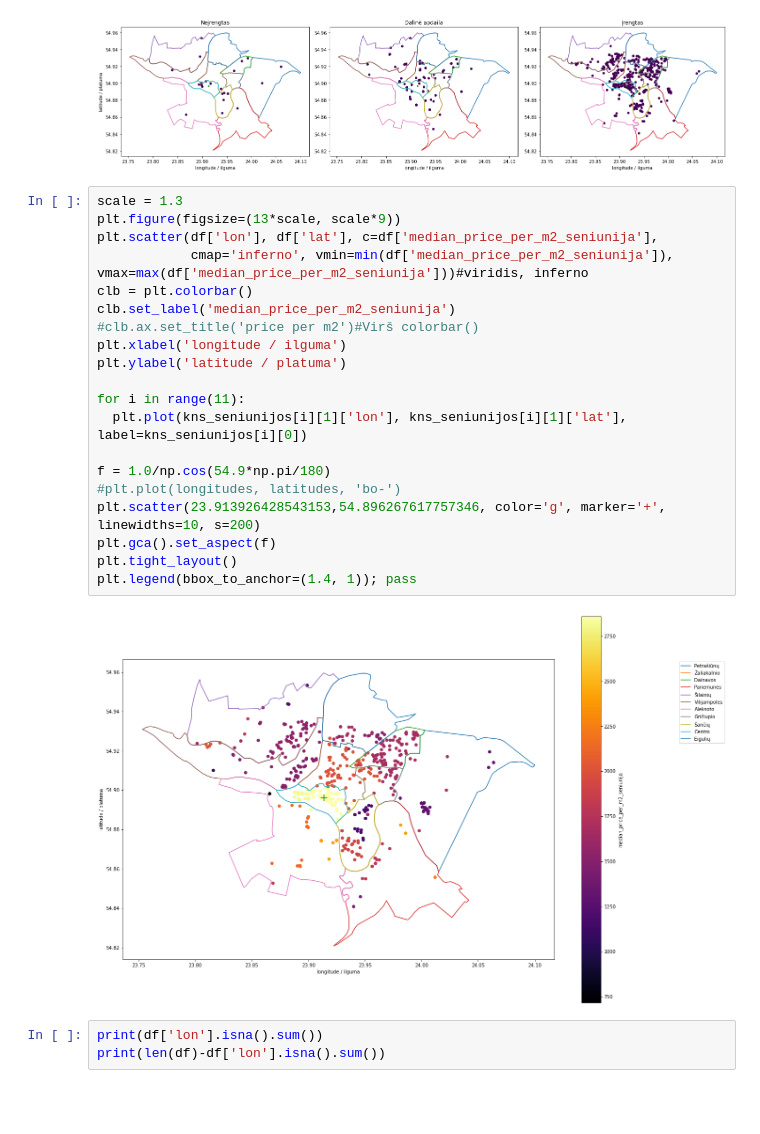
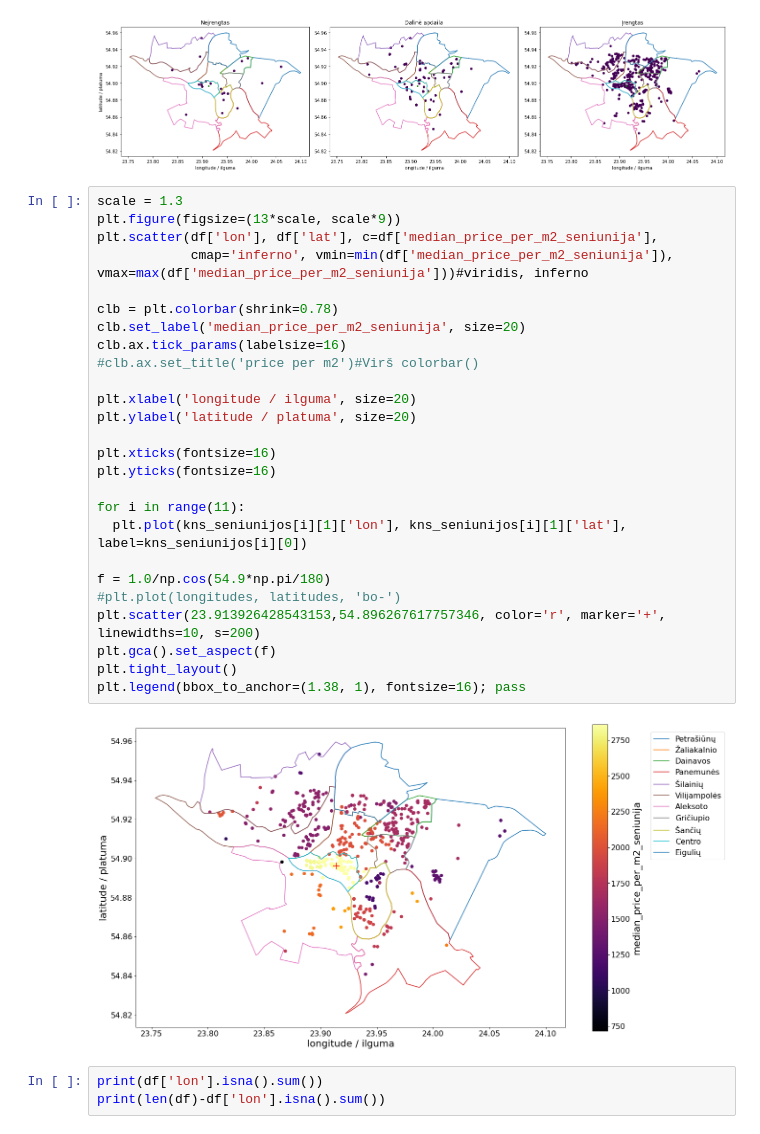
Before and after one commit to linavait/project, a Jupyter notebook: DS_Aruodas.ipynb, the cells around one changed output. Saved outputs shown, nothing was run; the diff lists cells and outputs as text; blank space fills up the shorter version.

```diff
--- a/DS_Aruodas.ipynb
+++ b/DS_Aruodas.ipynb
@@ -1571,25 +1606,31 @@ plt.tight_layout()
 # %%
 scale = 1.3
 plt.figure(figsize=(13*scale, scale*9))
 plt.scatter(df['lon'], df['lat'], c=df['median_price_per_m2_seniunija'],
             cmap='inferno', vmin=min(df['median_price_per_m2_seniunija']), vmax=max(df['median_price_per_m2_seniunija']))#viridis, inferno
-clb = plt.colorbar()
-clb.set_label('median_price_per_m2_seniunija')
+
+clb = plt.colorbar(shrink=0.78)
+clb.set_label('median_price_per_m2_seniunija', size=20)
+clb.ax.tick_params(labelsize=16)
 #clb.ax.set_title('price per m2')#Virš colorbar()
-plt.xlabel('longitude / ilguma')
-plt.ylabel('latitude / platuma')
+
+plt.xlabel('longitude / ilguma', size=20)
+plt.ylabel('latitude / platuma', size=20)
+
+plt.xticks(fontsize=16)
+plt.yticks(fontsize=16)
 
 for i in range(11):
   plt.plot(kns_seniunijos[i][1]['lon'], kns_seniunijos[i][1]['lat'], label=kns_seniunijos[i][0])
 
 f = 1.0/np.cos(54.9*np.pi/180)
 #plt.plot(longitudes, latitudes, 'bo-')
-plt.scatter(23.913926428543153,54.896267617757346, color='g', marker='+', linewidths=10, s=200)
+plt.scatter(23.913926428543153,54.896267617757346, color='r', marker='+', linewidths=10, s=200)
 plt.gca().set_aspect(f)
 plt.tight_layout()
-plt.legend(bbox_to_anchor=(1.4, 1)); pass
+plt.legend(bbox_to_anchor=(1.38, 1), fontsize=16); pass
 # %% [output]
-[figure, old version]
+[figure, new version]
 # %%
 print(df['lon'].isna().sum())
 print(len(df)-df['lon'].isna().sum())
```
Also changed, not shown: parts of 34 cells of this notebook, 1 other file.
